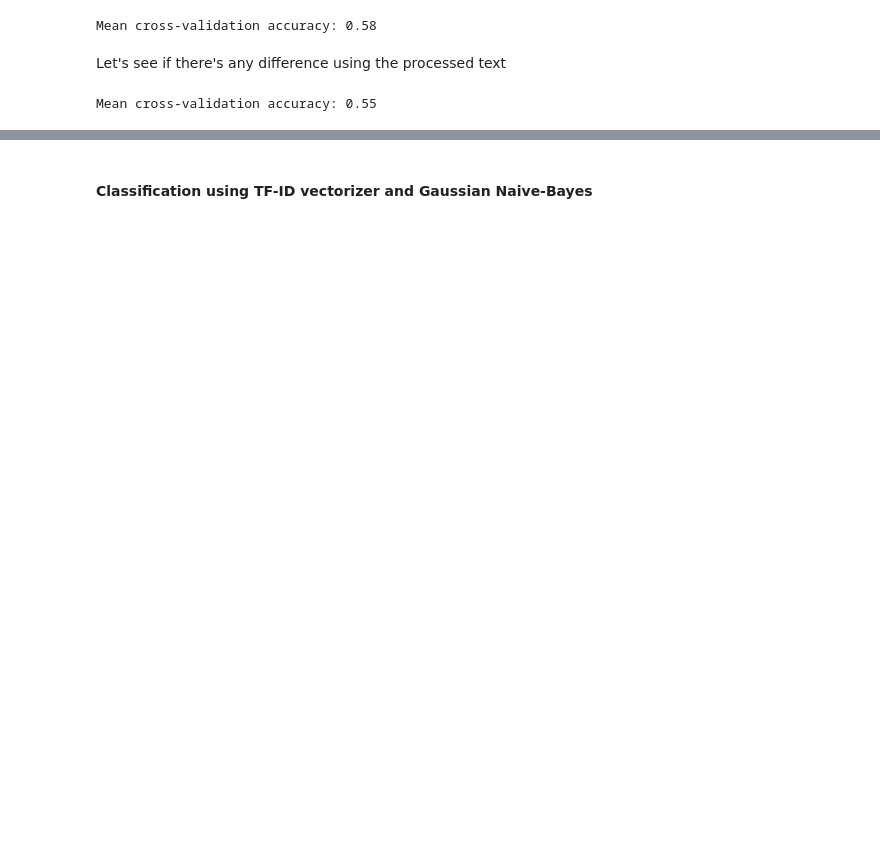
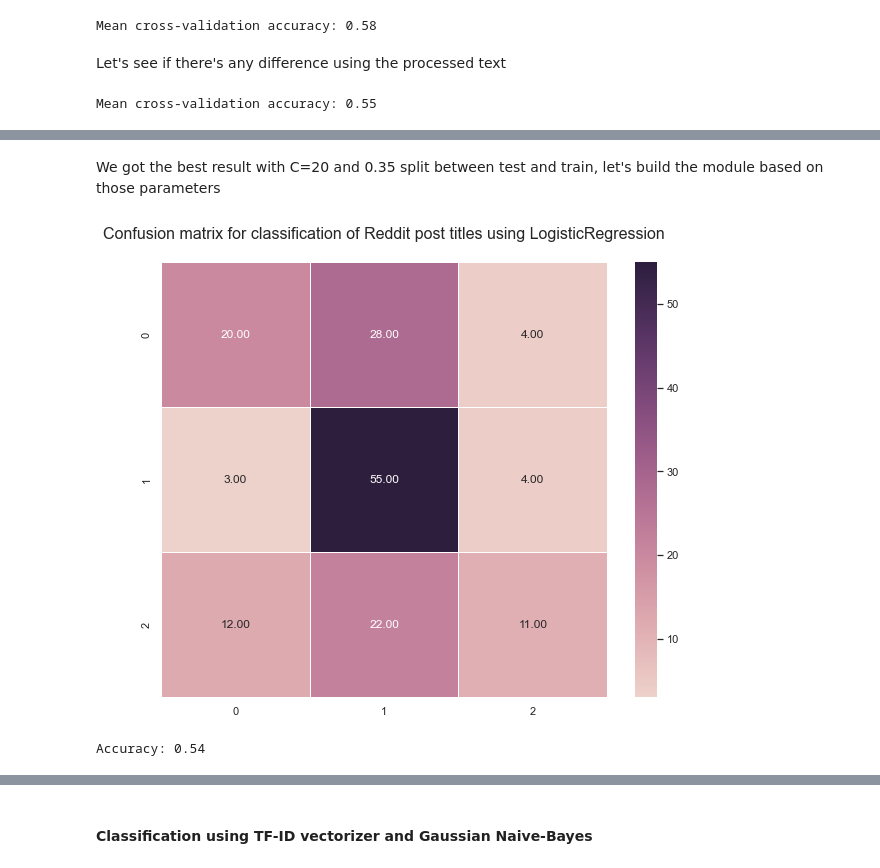
Before and after one commit to sbs23006/Analysis-of-Irish-Construction-Sector, a Jupyter notebook: Sentiment Analysis.ipynb, the cells around one changed output, grey strips where cells are left out. Cells and saved outputs as stored; diff of their text form; code cells hidden in the pictures; blank space fills up the shorter version.

```diff
--- a/Sentiment Analysis.ipynb
+++ b/Sentiment Analysis.ipynb
@@ -364,3 +369,20 @@ Best cross-validation score: 0.57
 Best parameters:  {'C': 15}
 Test score: 0.53
 -----
+# %% [markdown]
+We got the best result with C=20 and 0.35 split between test and train, let's build the module based on those parameters
+# %%
+from sklearn import metrics
+X_train, X_test, y_train, y_test = train_test_split(X, y, test_size=0.35, random_state=0)
+lr = LogisticRegression(C=20)
+lr.fit(X_train, y_train)
+y_predicted =  lr.predict(X_test)
+cm = metrics.confusion_matrix(y_test, y_predicted)
+sns.heatmap(cm, annot=True, fmt = '.2f', linewidth=.5, cmap=sns.cubehelix_palette(as_cmap=True));
+plt.title('Confusion matrix for classification of Reddit post titles using LogisticRegression\n', font={'size':16});
+# %% [output]
+[figure, added]
+# %%
+print("Accuracy: %0.2f" % metrics.accuracy_score(y_test,y_predicted))
+# %% [output]
+Accuracy: 0.54
```
Also changed, not shown: parts of 28 cells of this notebook, 2 other files.
